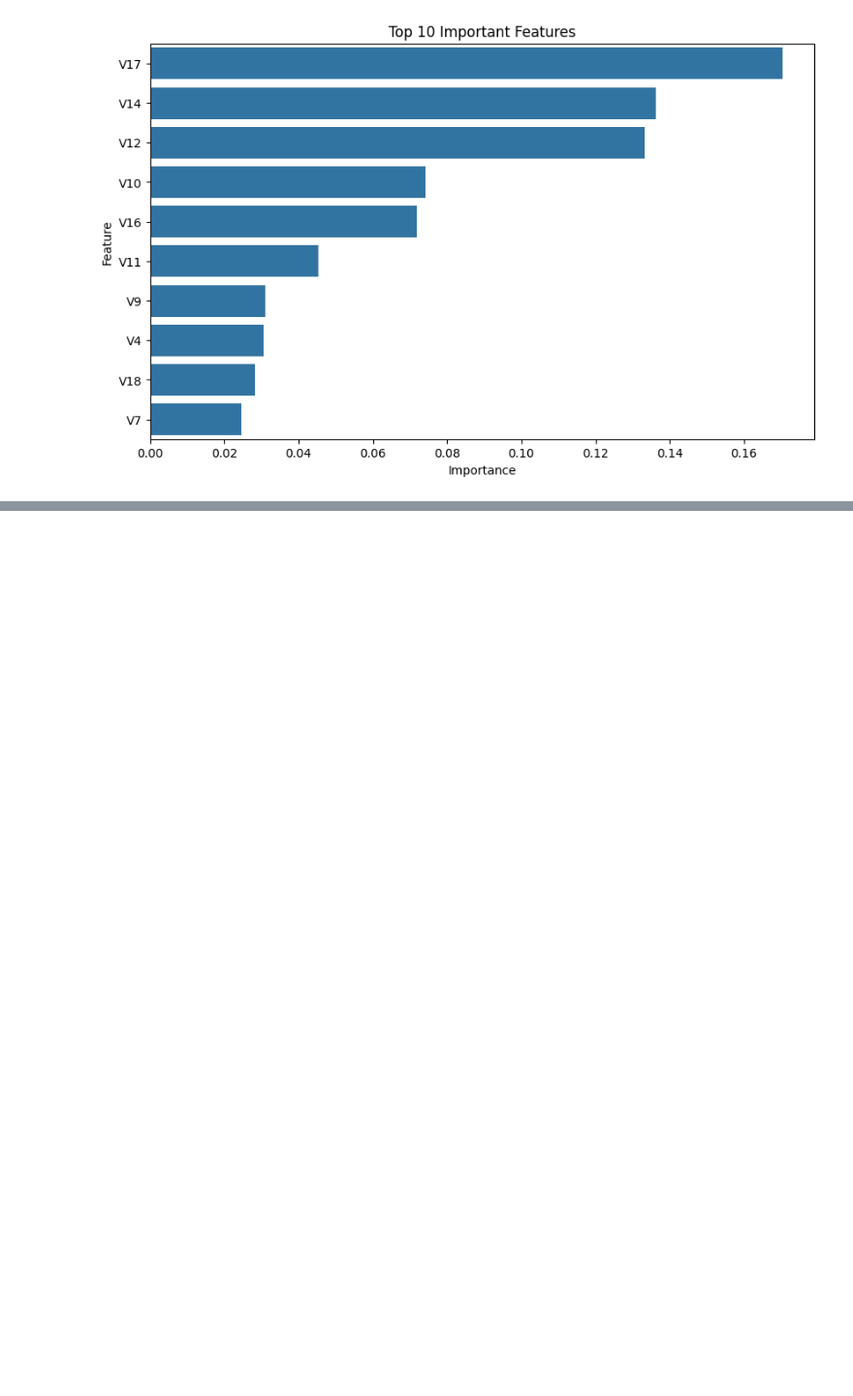
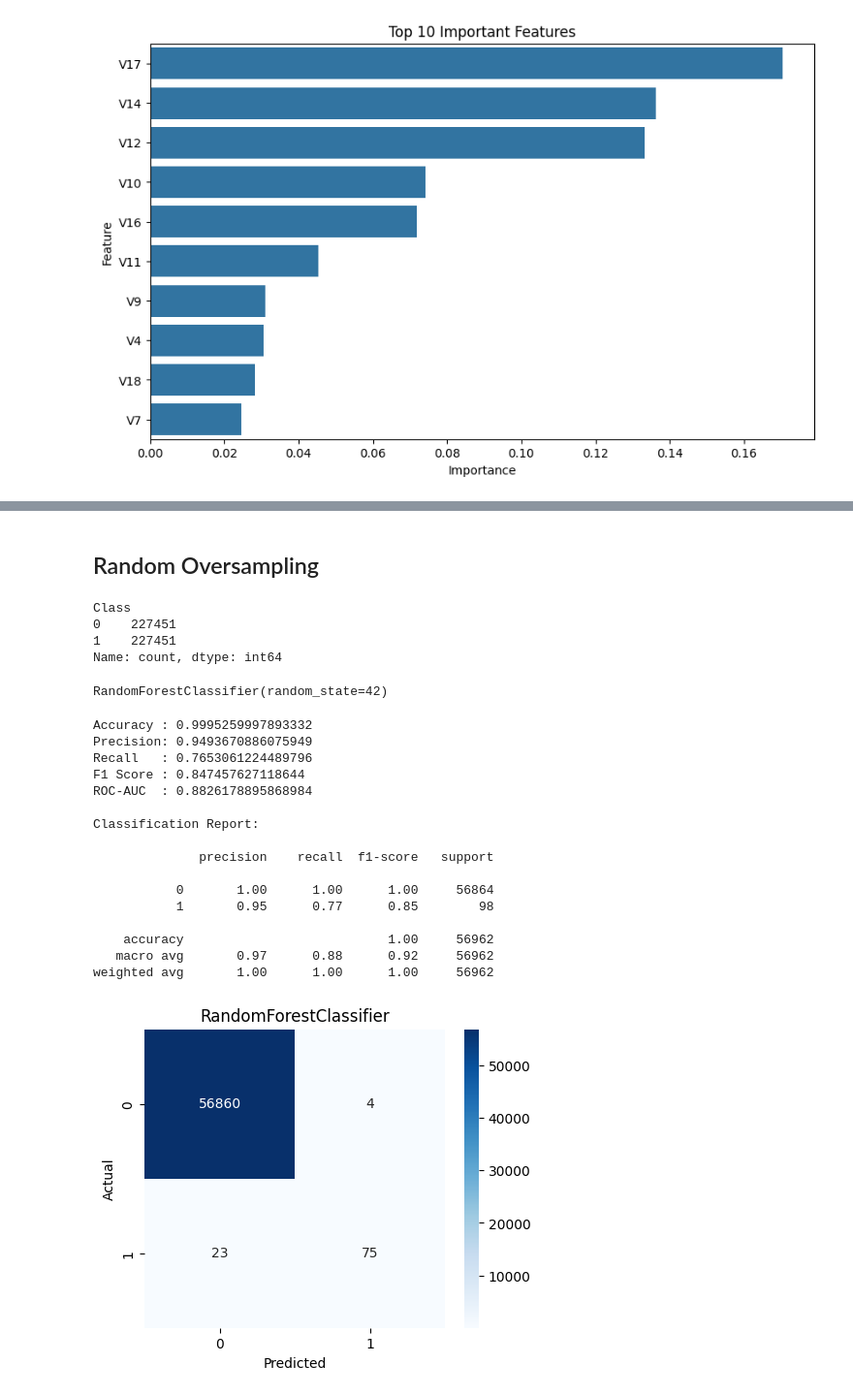
Before and after one commit to rifat-ml-dev/ml-engineer-journey, a Jupyter notebook: fraud_detection_project/notebooks/fraud_detection.ipynb, the cells around one changed output, grey strips where cells are left out. Shown at 97% size. Cells and saved outputs as stored; diff of their text form; code cells hidden in the pictures; blank space fills up the shorter version.

```diff
--- a/fraud_detection_project/notebooks/fraud_detection.ipynb
+++ b/fraud_detection_project/notebooks/fraud_detection.ipynb
@@ -402,0 +467,56 @@ Although Random Forest identified highly important features such as V14 and V10,
+# %% [markdown]
+## Random Oversampling
+# %%
+#Apply Oversampling
+ros = RandomOverSampler(random_state=42)
+
+X_train_ros, y_train_ros = ros.fit_resample(
+    X_train,
+    y_train
+)
+# %%
+#Check Distribution
+y_train_ros.value_counts()
+# %% [output]
+Class
+0    227451
+1    227451
+Name: count, dtype: int64
+# %%
+#Train Random Forest
+rf_ros = RandomForestClassifier(
+    n_estimators=100,
+    random_state=42
+)
+
+rf_ros.fit(X_train_ros, y_train_ros)
+# %% [output]
+RandomForestClassifier(random_state=42)
+# %%
+#Predictions
+y_pred_ros = rf_ros.predict(X_test)
+# %%
+#Evaluate Model
+evaluate_model(
+    rf_ros,
+    y_test,
+    y_pred_ros
+)
+# %% [output]
+Accuracy : 0.9995259997893332
+Precision: 0.9493670886075949
+Recall   : 0.7653061224489796
+F1 Score : 0.847457627118644
+ROC-AUC  : 0.8826178895868984
+
+Classification Report:
+
+              precision    recall  f1-score   support
+
+           0       1.00      1.00      1.00     56864
+           1       0.95      0.77      0.85        98
+
+    accuracy                           1.00     56962
+   macro avg       0.97      0.88      0.92     56962
+weighted avg       1.00      1.00      1.00     56962
+[figure, added]
```
Also changed, not shown: parts of 17 cells of this notebook.
